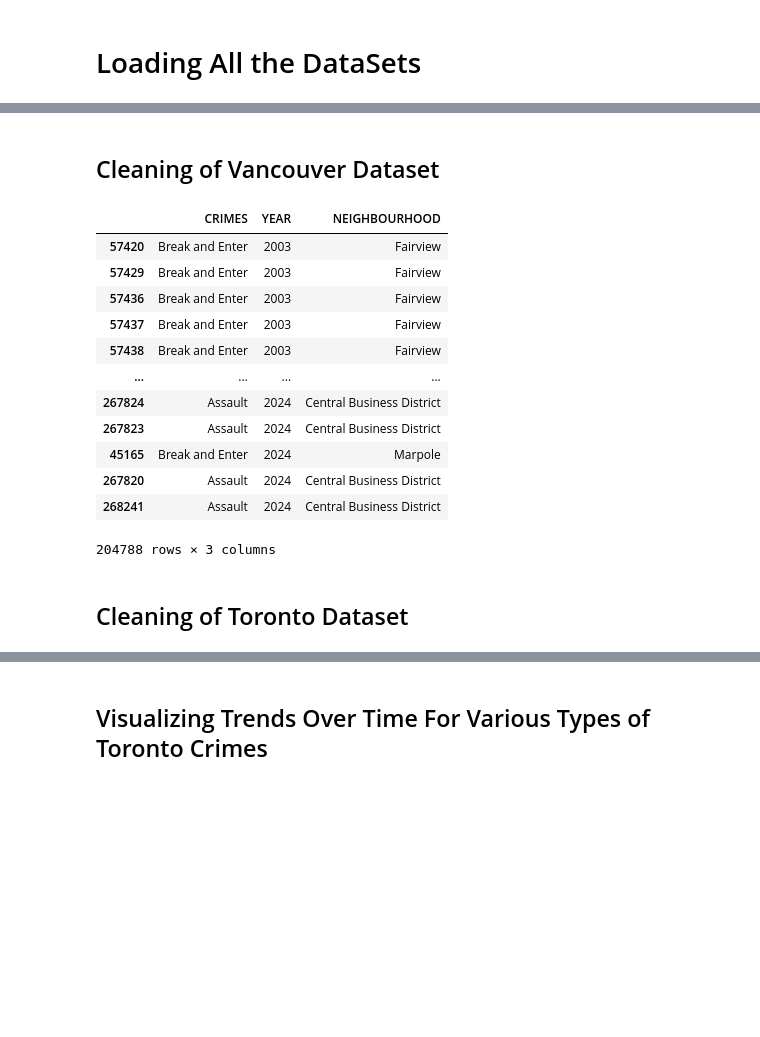
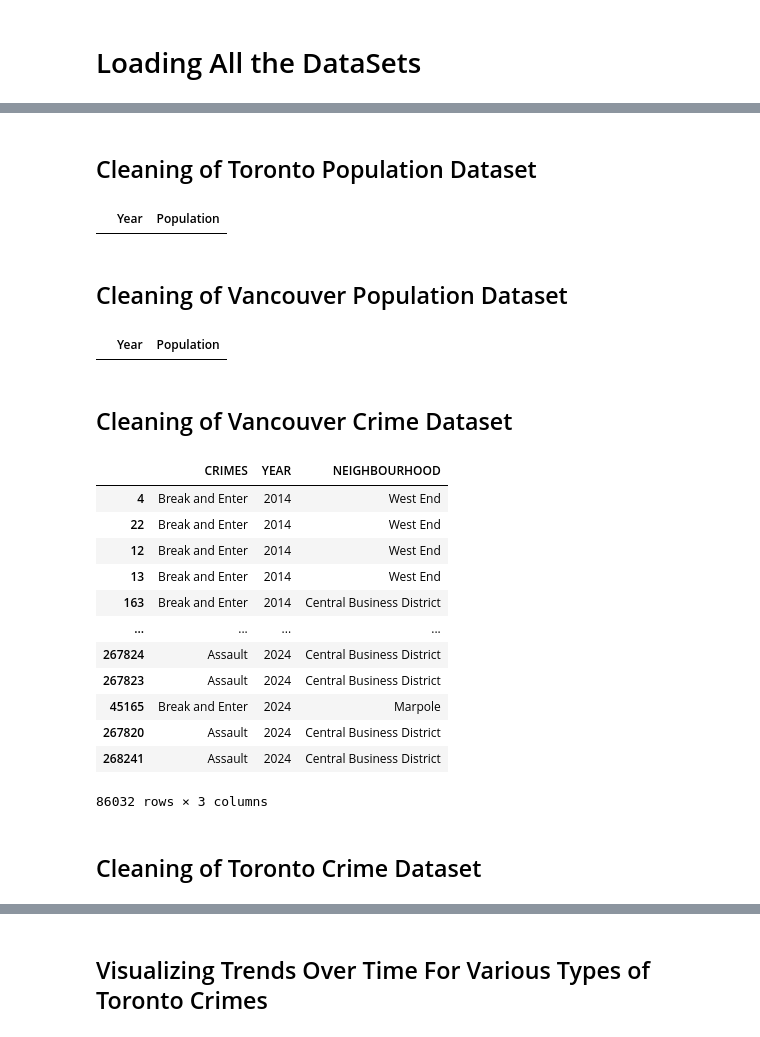
Before and after one commit to riggedjoker/CrimeAnalysis_Canada_Project, a Jupyter notebook: jupyter-notebook/crime_analysis.ipynb, the cells around one changed output, grey strips where cells are left out. Saved outputs shown, nothing was run; the diff lists cells and outputs as text; code cells hidden in the pictures; blank space fills up the shorter version.

```diff
--- a/jupyter-notebook/crime_analysis.ipynb
+++ b/jupyter-notebook/crime_analysis.ipynb
@@ -9,40 +16,56 @@ tor_homicides = pd.read_csv("../datasets/Toronto_Homicides.csv")
+# %% [markdown]
+<h2>Cleaning of Toronto Population Dataset</h2>
+# %%
+year = toronto_population_raw.iloc[11, 1:].astype(str).tolist()
+population = toronto_population_raw.iloc[13, 1:].astype(str).tolist()
+toronto_population = pd.DataFrame({"Year": year, "Population": population})
+toronto_population
+# %% [output]
+|  | Year | Population |
 # %% [markdown]
-<h2> Cleaning of Vancouver Dataset</h2>
+<h2>Cleaning of Vancouver Population Dataset</h2>
+# %%
+year = vancouver_population_raw.iloc[11, 1:].astype(str).tolist()
+population = vancouver_population_raw.iloc[13, 1:].astype(str).tolist()
+vancouver_population = pd.DataFrame({"Year": year, "Population": population})
+vancouver_population
+# %% [output]
+|  | Year | Population |
+# %% [markdown]
+<h2> Cleaning of Vancouver Crime Dataset</h2>
 # %%
 vd = vancouver_datasets.sort_values(by = 'YEAR', ascending=True)
 sorted_values = ['Offence Against a Person', 'Homicide', 'Break and Enter Commercial', 'Break and Enter Residential/Other']
 
 vd['CRIMES'] = vd['TYPE']
-vd_final = vd[vd['CRIMES'].isin(sorted_values)][['CRIMES', 'YEAR', 'NEIGHBOURHOOD']]
+vancouver_dataset = vd[vd['CRIMES'].isin(sorted_values)][['CRIMES', 'YEAR', 'NEIGHBOURHOOD']]
 
+vancouver_dataset = vancouver_dataset[(vancouver_dataset['YEAR'] > 2013) & (vancouver_dataset['YEAR'] < 2025)]
 
-vd_final = vd_final[vd_final['YEAR']!=2025]
-
-
-vd_final['CRIMES'] = vd_final['CRIMES'].replace({
+vancouver_dataset['CRIMES'] = vancouver_dataset['CRIMES'].replace({
     'Break and Enter Commercial': 'Break and Enter',
     'Break and Enter Residential/Other': 'Break and Enter',
     'Offence Against a Person' : 'Assault'
 })
 
 
-vd_final
+vancouver_dataset
 # %% [output]
 |  | CRIMES | YEAR | NEIGHBOURHOOD |
-| 57420 | Break and Enter | 2003 | Fairview |
-| 57429 | Break and Enter | 2003 | Fairview |
-| 57436 | Break and Enter | 2003 | Fairview |
-| 57437 | Break and Enter | 2003 | Fairview |
-| 57438 | Break and Enter | 2003 | Fairview |
+| 4 | Break and Enter | 2014 | West End |
+| 22 | Break and Enter | 2014 | West End |
+| 12 | Break and Enter | 2014 | West End |
+| 13 | Break and Enter | 2014 | West End |
+| 163 | Break and Enter | 2014 | Central Business District |
 | ... | ... | ... | ... |
 | 267824 | Assault | 2024 | Central Business District |
 | 267823 | Assault | 2024 | Central Business District |
 | 45165 | Break and Enter | 2024 | Marpole |
 | 267820 | Assault | 2024 | Central Business District |
 | 268241 | Assault | 2024 | Central Business District |
-204788 rows × 3 columns
+86032 rows × 3 columns
 # %% [markdown]
-<h2>Cleaning of Toronto Dataset</h2>
+<h2>Cleaning of Toronto Crime Dataset</h2>
 # %%
 import pandas as pd
 #fulfilling the first merge successfully
```
Also changed, not shown: parts of 15 cells of this notebook, 2 other files.
